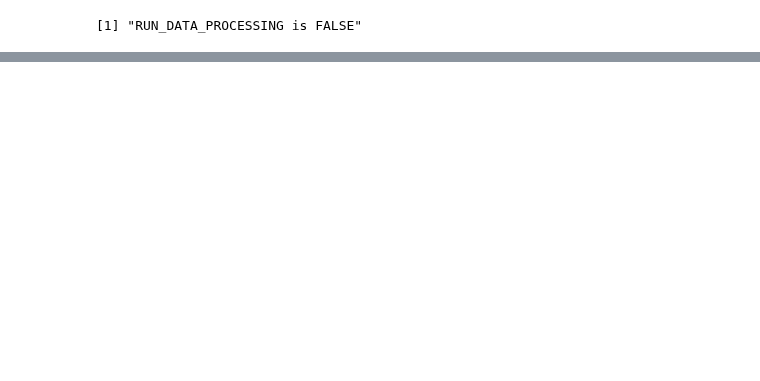
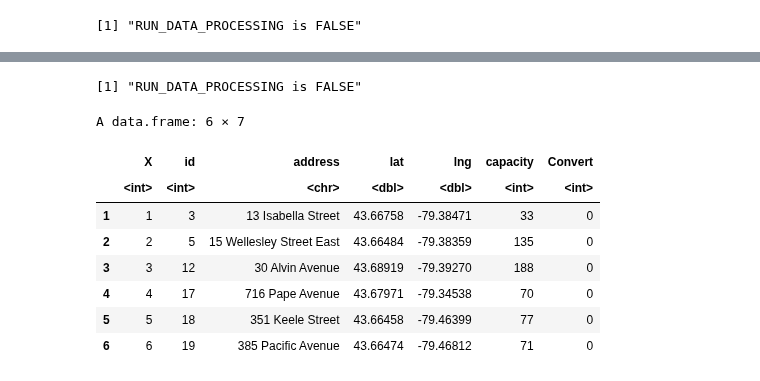
Before and after one commit to aayushi173/EV-Charging-Toronto, a Jupyter notebook: Code/EV Charging.ipynb, the cells around one changed output, grey strips where cells are left out. Cells and saved outputs as stored; diff of their text form; code cells hidden in the pictures; blank space fills up the shorter version.

```diff
--- a/Code/EV Charging.ipynb
+++ b/Code/EV Charging.ipynb
@@ -588,21 +594,19 @@ A data.frame: 6 × 7
 # %%
-## Steps:
-# Add convert column to GreenPParking dataset.
-# Calculate distance between each parking spot and business.
-# Calculate number of nearest businesses.
-# Add EV traffic volume data for year 2022.
-# Make SVM model with 'convert' as dependent variable and 'distance', 'n_business' and 'traffic_volume' as independent variable.
-# Use coefficients from SVM model to calculate weighted score.
-# OUTPUT: Top 12 parking locations to convert to EV Charging stations.
+## Pre-Processing 3 : Add new column Convert to indicate if parking lot has EV chargers installed for each lot
 
+if(RUN_DATA_PROCESSING) {
+    print("RUN_DATA_PROCESSING is TRUE")
 
 # Add convert column to GreenPParking dataset
 library(sf)
 
 # Extracting address, latitude, and longitude
-data <- data[, c("address", "lat", "lng")]
+data <- data[, c("id","address", "lat", "lng","capacity")]
 
-# Adding the new rows
+# Adding the new rows which represent parking lots with EV chargers already installed.
+# This information is based on the lastest EV Parking location update from the TPA Greep P website.
+# https://parking.greenp.com/ev-charging/
+# These parking lots are considred high priority lots, there are 9 of these in total.
 new_rows <- data.frame(
   address = c(
     "365 Lippincott Street",
@@ -614,7 +618,6 @@ new_rows <- data.frame(
     "166 Woodbine Ave",
     "19 Spadina Road",
     "2300 Lake shore Boulevard West",
-    "35 Erindale Avenue",
     "265 Armadale Avenue",
     "2300 Lake shore Boulevard West"
   ),
@@ -623,37 +626,47 @@ new_rows <- data.frame(
     43.688543,
     43.695882,
     43.721568,
     43.684903,
     43.693819,
     43.674124,
     43.677754,
-    43.623545,
-    43.688543,
-    43.721568,
     43.623545
   ),
   lng = c(
     -79.409662,
     -79.411305,
     -79.42134,
     -79.427191,
     -79.325679,
     -79.428246,
     -79.319325,
     -79.403948,
-    -79.479056,
-    -79.411305,
-    -79.427191,
     -79.479056
   )
 )
 
 # Adding the new rows to the extracted GreenPParking dataset
 # data <- rbind(data, new_rows)
 
 # Creating the 'Convert' column
 data$Convert <- ifelse(data$address %in% new_rows$address, 1, 0)
 
 # save the updated data df as a csv file for ease of future use
 write.csv(data, "../Data/DataProcessing/carpark_Training_Data.csv")
+} else {
+    print("RUN_DATA_PROCESSING is FALSE")
+    data <- read.csv("../Data/DataProcessing/carpark_Training_Data.csv") # read data from pre-processed files
+}
+head(data) # preview data
+# %% [output]
+[1] "RUN_DATA_PROCESSING is FALSE"
+A data.frame: 6 × 7
+|  | X | id | address | lat | lng | capacity | Convert |
+|  | <int> | <int> | <chr> | <dbl> | <dbl> | <int> | <int> |
+| 1 | 1 | 3 | 13 Isabella Street | 43.66758 | -79.38471 | 33 | 0 |
+| 2 | 2 | 5 | 15 Wellesley Street East | 43.66484 | -79.38359 | 135 | 0 |
+| 3 | 3 | 12 | 30 Alvin Avenue | 43.68919 | -79.39270 | 188 | 0 |
+| 4 | 4 | 17 | 716 Pape Avenue | 43.67971 | -79.34538 | 70 | 0 |
+| 5 | 5 | 18 | 351 Keele Street | 43.66458 | -79.46399 | 77 | 0 |
+| 6 | 6 | 19 | 385 Pacific Avenue | 43.66474 | -79.46812 | 71 | 0 |
 # %%
```
Also changed, not shown: parts of 15 cells of this notebook, 6 other files.
